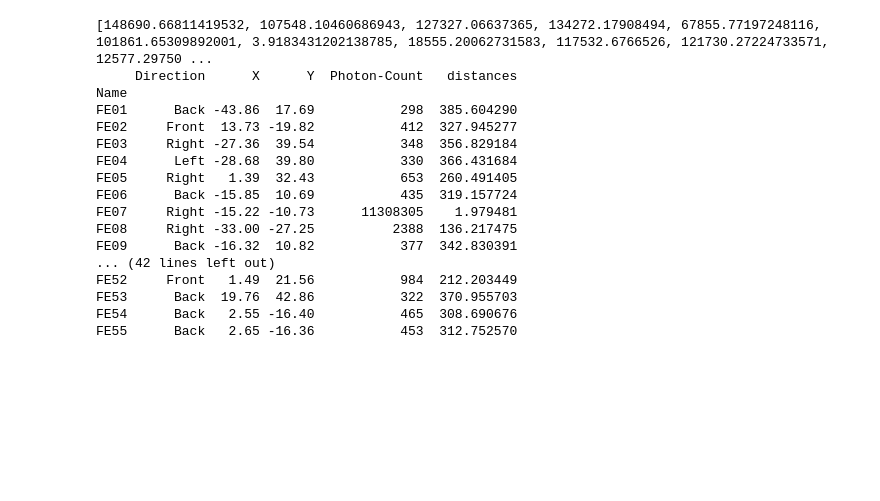
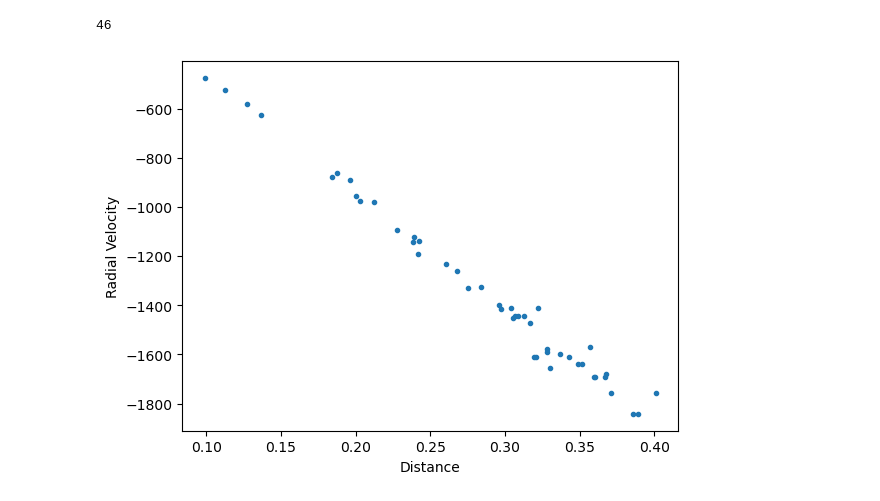
Before and after one commit to nicomii/astro_ladder, a Jupyter notebook: X-rayFlash.ipynb, the cells around one changed output. Drawn from its saved outputs; the diff is of its cells as text; code cells hidden in the pictures; blank space fills up the shorter version.

```diff
--- a/X-rayFlash.ipynb
+++ b/X-rayFlash.ipynb
@@ -97,32 +128,0 @@ plt.plot(xList,reconstructed,'-r')
-# %%
-#find distance of every flash using photon count and m
-flashList = flashData['Photon-Count'].to_numpy()
-l=len(flashList)
-eList=[0]*l
-
-for b in range (0,l):
-    eList[b]=m/flashList[b]
-dList=numpy.sqrt(eList) #list of new distances
-
-#add new distances to flashData Dataframe
-flashData['distances'] = dList.tolist()
-
-print(flashData)
-# %% [output]
-[148690.66811419532, 107548.10460686943, 127327.06637365, 134272.17908494, 67855.77197248116, 101861.65309892001, 3.9183431202138785, 18555.20062731583, 117532.6766526, 121730.27224733571, 12577.29750 ...
-     Direction      X      Y  Photon-Count   distances
-Name
-FE01      Back -43.86  17.69           298  385.604290
-FE02     Front  13.73 -19.82           412  327.945277
-FE03     Right -27.36  39.54           348  356.829184
-FE04      Left -28.68  39.80           330  366.431684
-FE05     Right   1.39  32.43           653  260.491405
-FE06      Back -15.85  10.69           435  319.157724
-FE07     Right -15.22 -10.73      11308305    1.979481
-FE08     Right -33.00 -27.25          2388  136.217475
-FE09      Back -16.32  10.82           377  342.830391
-... (42 lines left out)
-FE52     Front   1.49  21.56           984  212.203449
-FE53      Back  19.76  42.86           322  370.955703
-FE54      Back   2.55 -16.40           465  308.690676
-FE55      Back   2.65 -16.36           453  312.752570
@@ -133,0 +129,32 @@ FE55      Back   2.65 -16.36           453  312.752570
+# %%
+#new flashData column distance
+fXlist= fp/m
+fdlist=numpy.sqrt(1/fXlist)
+
+newgdlist=[0.0]*length
+#find galaxy for each flash
+for q in range(0, n):
+    #get coords of x-ray flash
+    bx=fx[q]
+    by=fy[q]
+    #find home galaxy
+    p=home(gx, gy, bx, by, length) #returns index of home galaxy
+
+    #save distance for each galaxy
+    newgdlist[p]=fdlist[q]
+
+#filter galaxies with distance greater than 0
+gData['Distance'] = newgdlist
+gData.query('Distance>0.05', inplace=True)
+print(len(gData.index))
+
+DistanceList = gData['Distance'].to_numpy()
+VelocityList = gData['RadialVelocity'].to_numpy()
+
+plt.plot(DistanceList,VelocityList,'.')
+plt.xlabel("Distance")
+plt.ylabel("Radial Velocity")
+plt.show()
+# %% [output]
+46
+[figure, added]
```
Also changed, not shown: parts of 12 cells of this notebook.
